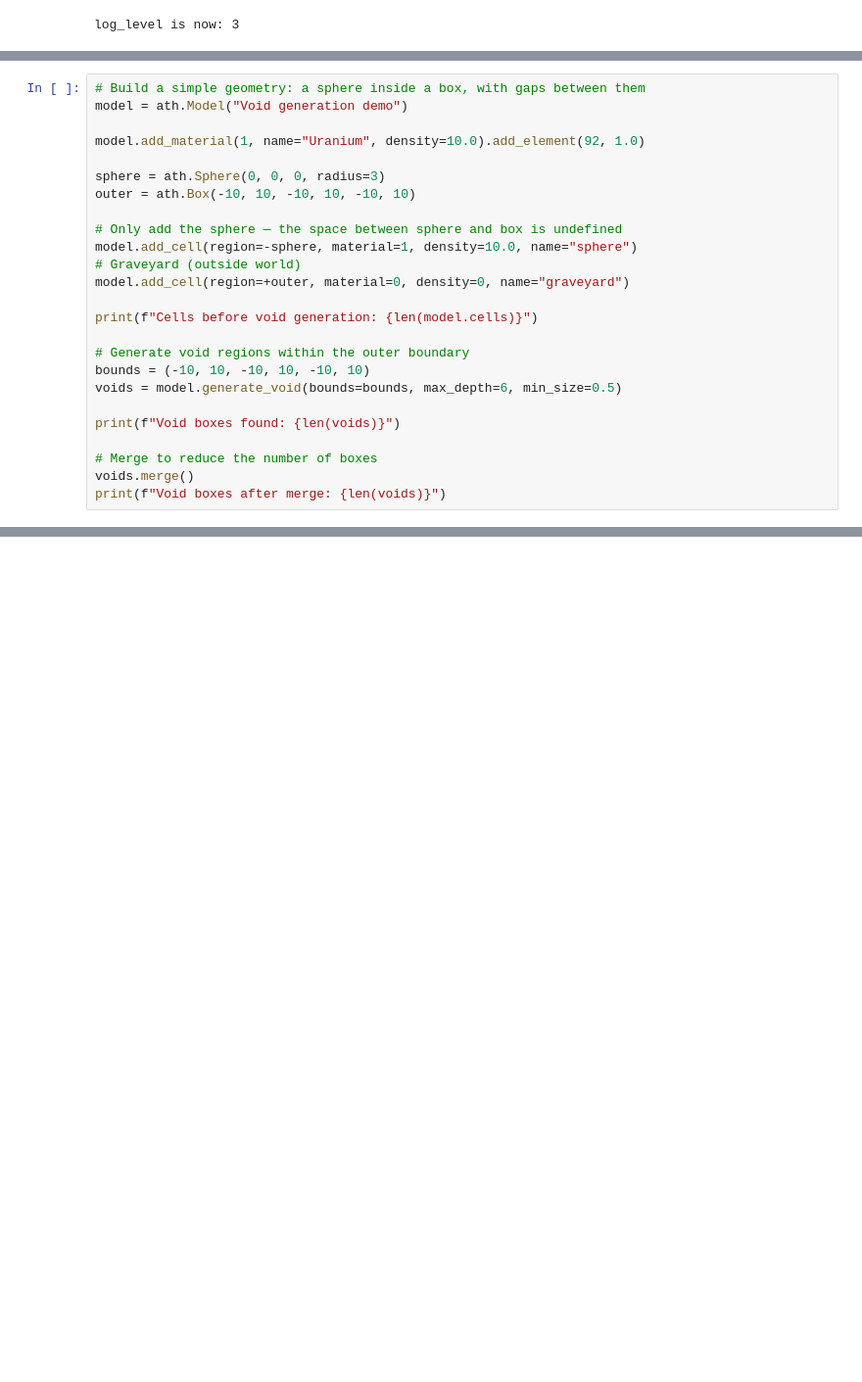
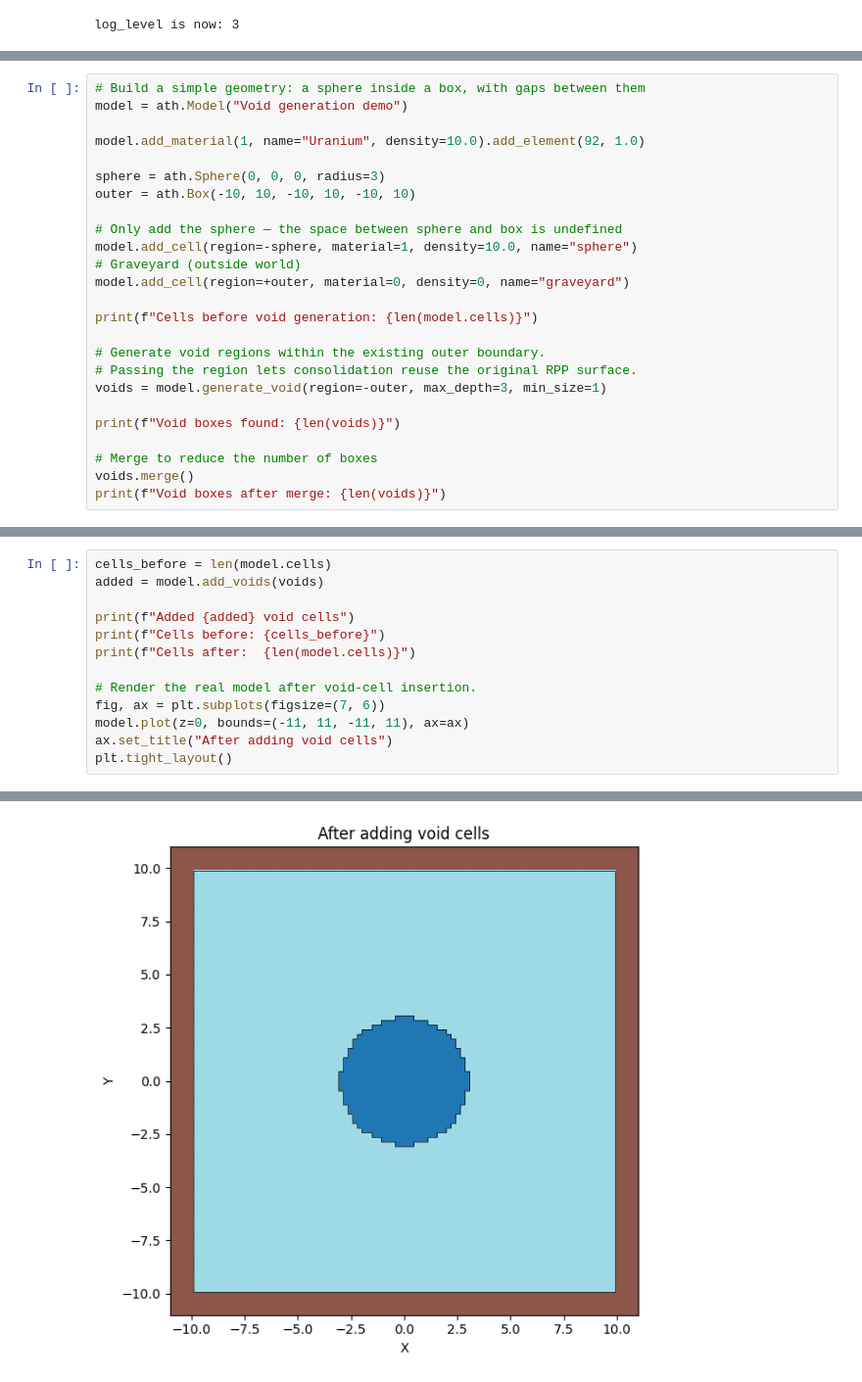
Before and after one commit to giovanni-mariano/aleathor, a Jupyter notebook: examples/05_advanced.ipynb, the cells around one changed output, grey strips where cells are left out. Shown at 98% size. Cells and saved outputs as stored; diff of their text form; blank space fills up the shorter version.

```diff
--- a/examples/05_advanced.ipynb
+++ b/examples/05_advanced.ipynb
@@ -208,9 +241,9 @@ model.add_cell(region=+outer, material=0, density=0, name="graveyard")
 
 print(f"Cells before void generation: {len(model.cells)}")
 
-# Generate void regions within the outer boundary
-bounds = (-10, 10, -10, 10, -10, 10)
-voids = model.generate_void(bounds=bounds, max_depth=6, min_size=0.5)
+# Generate void regions within the existing outer boundary.
+# Passing the region lets consolidation reuse the original RPP surface.
+voids = model.generate_void(region=-outer, max_depth=3, min_size=1)
 
 print(f"Void boxes found: {len(voids)}")
 
@@ -255,0 +295,14 @@ plt.tight_layout()
+# %%
+cells_before = len(model.cells)
+added = model.add_voids(voids)
+
+print(f"Added {added} void cells")
+print(f"Cells before: {cells_before}")
+print(f"Cells after:  {len(model.cells)}")
+
+# Render the real model after void-cell insertion.
+fig, ax = plt.subplots(figsize=(7, 6))
+model.plot(z=0, bounds=(-11, 11, -11, 11), ax=ax)
+ax.set_title("After adding void cells")
+plt.tight_layout()
+# %% [output]
@@ -255,0 +312 @@ plt.tight_layout()
+[figure, added]
```
Also changed, not shown: parts of 14 cells of this notebook, 29 other files.
